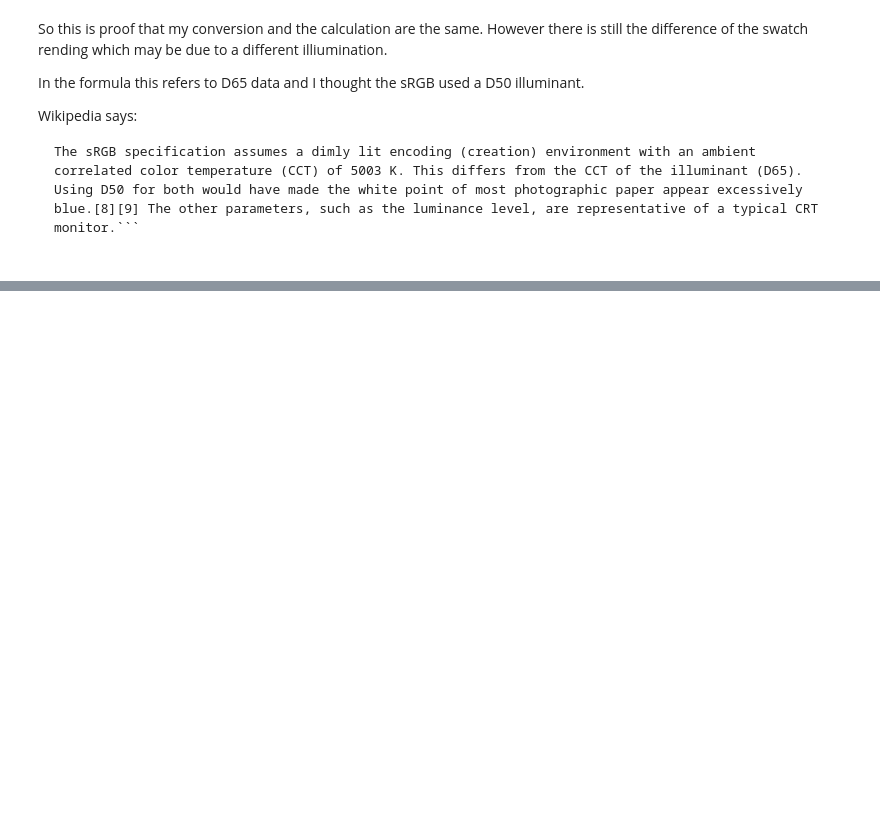
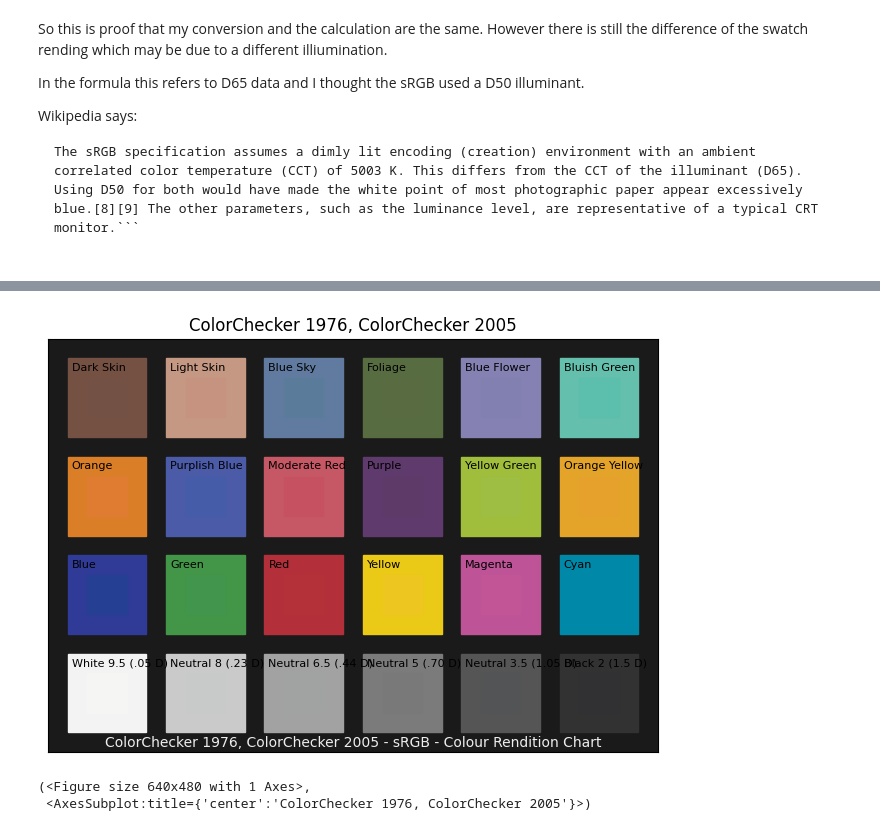
Before and after one commit to drummonds/jupyterlite, a Jupyter notebook: content/Colour - verify XYZ to sRGB.ipynb, the cells around one changed output, grey strips where cells are left out. Cells and saved outputs as stored; diff of their text form; code cells hidden in the pictures; blank space fills up the shorter version.

```diff
--- a/content/Colour - verify XYZ to sRGB.ipynb
+++ b/content/Colour - verify XYZ to sRGB.ipynb
@@ -98,0 +193,7 @@ The sRGB specification assumes a dimly lit encoding (creation) environment with
+# %%
+
+cp.plot_multi_colour_checkers(["ColorChecker 1976", "ColorChecker 2005"])
+# %% [output]
+[figure, added]
+(<Figure size 640x480 with 1 Axes>,
+ <AxesSubplot:title={'center':'ColorChecker 1976, ColorChecker 2005'}>)
```
Also changed, not shown: parts of 14 cells of this notebook, 1 other file.
